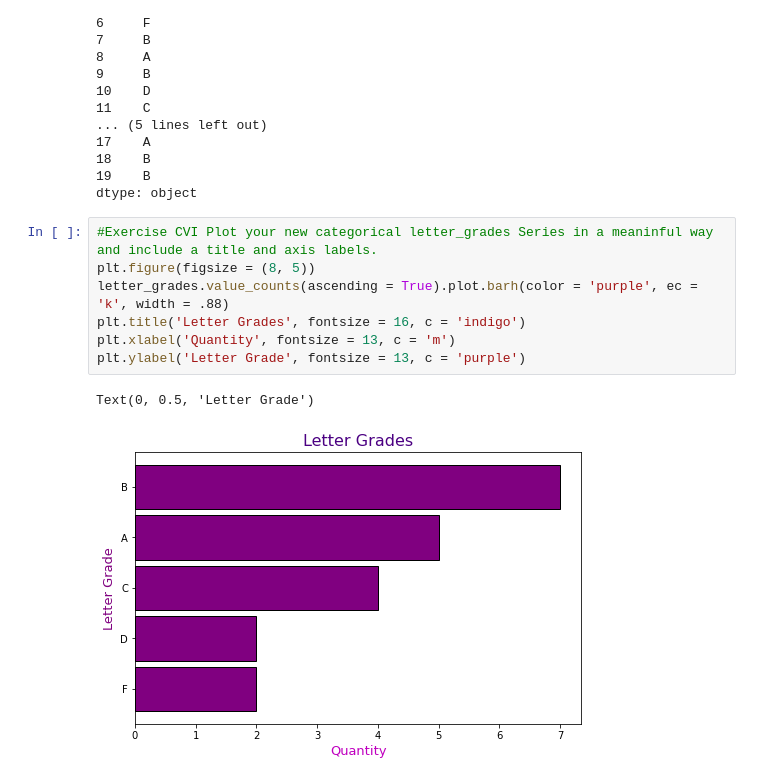
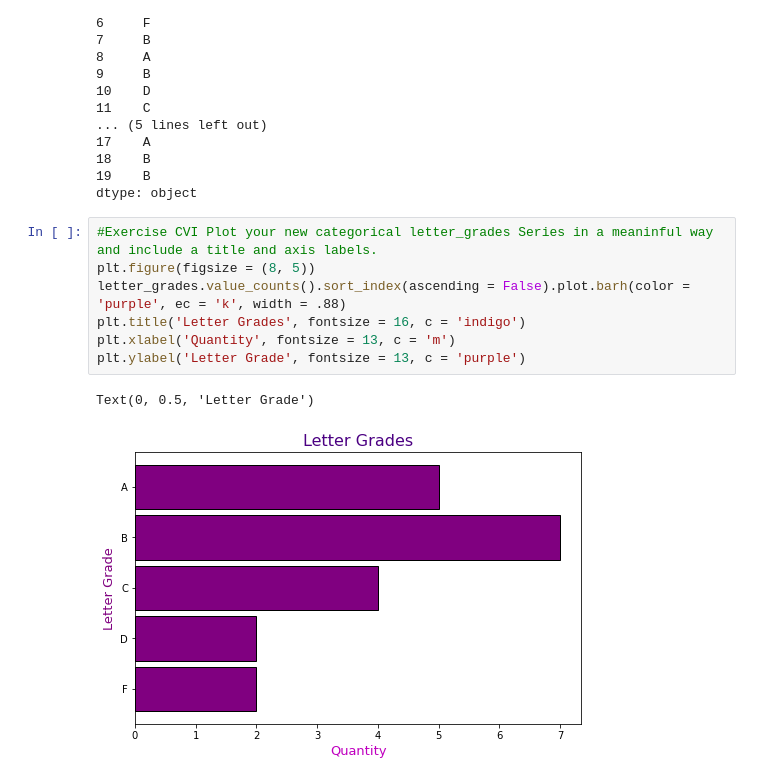
Before and after one commit to masonsherbondy/numpy-pandas-visualization-exercises, a Jupyter notebook: Exercises/pandas_series.ipynb, the cells around one changed output. Cells and saved outputs as stored; diff of their text form.

```diff
--- a/Exercises/pandas_series.ipynb
+++ b/Exercises/pandas_series.ipynb
@@ -472,10 +485,10 @@ dtype: object
 # %%
 #Exercise CVI Plot your new categorical letter_grades Series in a meaninful way and include a title and axis labels.
 plt.figure(figsize = (8, 5))
-letter_grades.value_counts(ascending = True).plot.barh(color = 'purple', ec = 'k', width = .88)
+letter_grades.value_counts().sort_index(ascending = False).plot.barh(color = 'purple', ec = 'k', width = .88)
 plt.title('Letter Grades', fontsize = 16, c = 'indigo')
 plt.xlabel('Quantity', fontsize = 13, c = 'm')
 plt.ylabel('Letter Grade', fontsize = 13, c = 'purple')
 # %% [output]
 Text(0, 0.5, 'Letter Grade')
-[figure, old version]
+[figure, new version]
```
Also changed, not shown: parts of 3 cells of this notebook, 3 other files.
